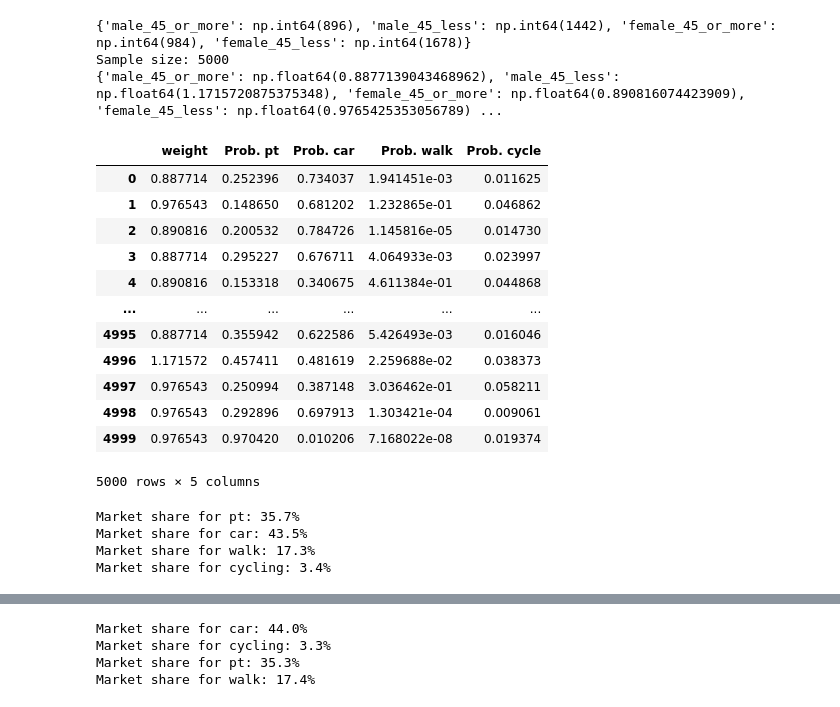
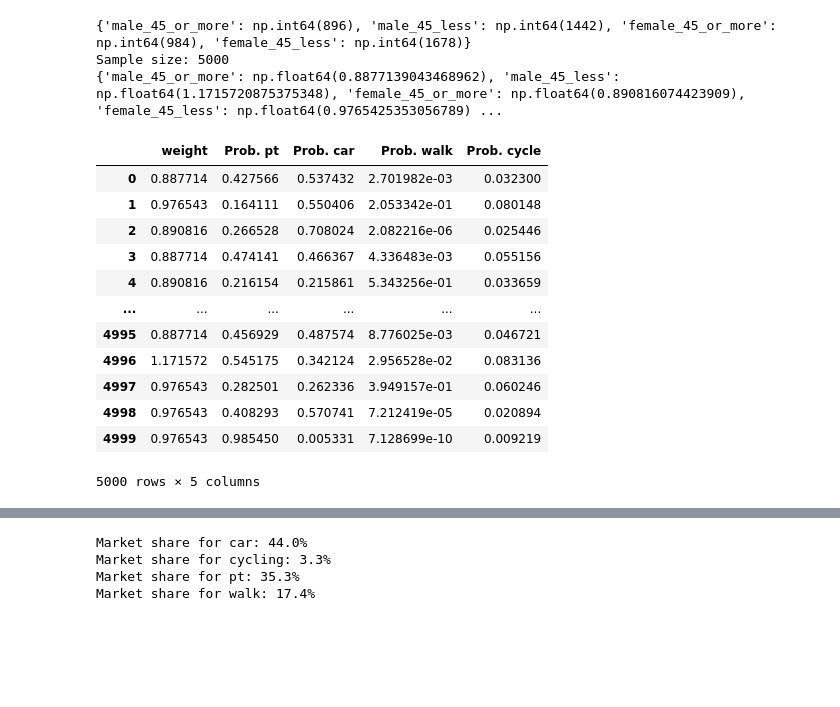
Before and after one commit to jayati-17/Discrete_choice_modelling, a Jupyter notebook: nb_Leo copy.ipynb, the cells around one changed output, grey strips where cells are left out. Cells and saved outputs as stored; diff of their text form; code cells hidden in the pictures; blank space fills up the shorter version.

```diff
--- a/nb_Leo copy.ipynb
+++ b/nb_Leo copy.ipynb
@@ -206,11 +190,6 @@ model_1_plus_numParam = results.get_estimated_parameters().shape[0]
 # Interaction Age / Travel Time
 
 # Define driving cost
-cost_driving = cost_driving_ccharge + cost_driving_fuel
-
-# Define time taken by each mode of transport
-dur_pt = dur_pt_access + dur_pt_int + dur_pt_bus + dur_pt_rail  # Public transport (external) time
-
 time_pt = dur_pt
 time_cycling = dur_cycling
 time_walking = dur_walking
@@ -272,12 +251,6 @@ beta_tt_walking          -7.455478      0.504921   -14.765621  0.000000e+00
 beta_tt_walking_interact -4.133963      1.082997    -3.817151  1.350013e-04
 # %%
 # Interaction Age / ASCs
-
-# Define driving cost
-cost_driving = cost_driving_ccharge + cost_driving_fuel
-
-# Define time taken by each mode of transport
-dur_pt = dur_pt_access + dur_pt_int + dur_pt_bus + dur_pt_rail  # Public transport (external) time
 
 time_pt = dur_pt
 time_cycling = dur_cycling
@@ -324,12 +297,6 @@ all_results['Model_2_Asc'] = biogeme.estimate()
 # %%
 # MODEL 3
 
-
-# Define driving cost
-cost_driving = cost_driving_ccharge + cost_driving_fuel
-
-# Define time taken by each mode of transport
-dur_pt = dur_pt_access + dur_pt_int + dur_pt_bus + dur_pt_rail  # Public transport (external) time
 
 time_pt = dur_pt
 time_cycling = dur_cycling
@@ -810,81 +692,51 @@ from biogeme import models
 for segment_name, segment_rows in filters.items():
     data_filtered.loc[segment_rows, 'weight'] = weights[segment_name]
 
-
-prob_walk = models.nested(V, None, nests, 1)
-prob_cycle = models.nested(V, None, nests, 2)
-prob_pt = models.nested(V, None, nests, 3)
-prob_car = models.nested(V, None, nests, 4)
-
+prob_pt =  models.logit(V, None, 3)  # Probability of public transport (3 is the index for PT in `V`)
+prob_car = models.logit(V, None, 4)  # Probability of driving (4 is the index for driving in `V`)
+prob_walk = models.logit(V, None, 1)  # Probability of walking (1 is the index for walking in `V`)
+prob_cycle = models.logit(V, None, 2)  # Probability of cycling (2 is the index for cycling in `V`)
 
 weight = Variable('weight')
 simulate = {
     'weight': weight,
     'Prob. pt': prob_pt,
     'Prob. car': prob_car,
     'Prob. walk': prob_walk,
     'Prob. cycle': prob_cycle,
 }
 
-data_filtered["cost_driving_fuel"] += 1.5
+data_filtered["cost_driving"] += 1.5
 database = db.Database('london', data_filtered)
 
 biosim = BIOGEME(database, simulate)
-simulated_values = biosim.simulate(results_forecasting.get_beta_values())
+simulated_values = biosim.simulate(model_3_results.get_beta_values())
 display(simulated_values)
 
 simulated_values['Weighted pt'] = (
     simulated_values['weight'] * simulated_values['Prob. pt']
 )
 simulated_values['Weighted car'] = (
     simulated_values['weight'] * simulated_values['Prob. car']
 )
 
 simulated_values['Weighted walk'] = (
     simulated_values['weight'] * simulated_values['Prob. walk']
 )
 simulated_values['Weighted cycle'] = (
     simulated_values['weight'] * simulated_values['Prob. cycle']
 )
-
-
-market_share_pt = simulated_values['Weighted pt'].mean()
-print(f'Market share for pt: {100*market_share_pt:.1f}%')
-
-market_share_car = simulated_values['Weighted car'].mean()
-print(f'Market share for car: {100*market_share_car:.1f}%')
-
-market_share_walk = simulated_values['Weighted walk'].mean()
-print(f'Market share for walk: {100*market_share_walk:.1f}%')
-
-market_share_cycle = simulated_values['Weighted cycle'].mean()
-print(f'Market share for cycling: {100*market_share_cycle:.1f}%')
-
-model_forecasting.bootstrap_samples = 100
-results_bootstrapping = model_forecasting.estimate(run_bootstrap=True)
-
-betas = model_forecasting.free_beta_names
-b = results_bootstrapping.get_betas_for_sensitivity_analysis(betas)
-left, right = biosim.confidence_intervals(b, 0.9)
-
-display(left)
-
-display(right)
 # %% [output]
 |  | weight | Prob. pt | Prob. car | Prob. walk | Prob. cycle |
-| 0 | 0.887714 | 0.252396 | 0.734037 | 1.941451e-03 | 0.011625 |
-| 1 | 0.976543 | 0.148650 | 0.681202 | 1.232865e-01 | 0.046862 |
-| 2 | 0.890816 | 0.200532 | 0.784726 | 1.145816e-05 | 0.014730 |
-| 3 | 0.887714 | 0.295227 | 0.676711 | 4.064933e-03 | 0.023997 |
-| 4 | 0.890816 | 0.153318 | 0.340675 | 4.611384e-01 | 0.044868 |
+| 0 | 0.887714 | 0.427566 | 0.537432 | 2.701982e-03 | 0.032300 |
+| 1 | 0.976543 | 0.164111 | 0.550406 | 2.053342e-01 | 0.080148 |
+| 2 | 0.890816 | 0.266528 | 0.708024 | 2.082216e-06 | 0.025446 |
+| 3 | 0.887714 | 0.474141 | 0.466367 | 4.336483e-03 | 0.055156 |
+| 4 | 0.890816 | 0.216154 | 0.215861 | 5.343256e-01 | 0.033659 |
 | ... | ... | ... | ... | ... | ... |
-| 4995 | 0.887714 | 0.355942 | 0.622586 | 5.426493e-03 | 0.016046 |
-| 4996 | 1.171572 | 0.457411 | 0.481619 | 2.259688e-02 | 0.038373 |
-| 4997 | 0.976543 | 0.250994 | 0.387148 | 3.036462e-01 | 0.058211 |
-| 4998 | 0.976543 | 0.292896 | 0.697913 | 1.303421e-04 | 0.009061 |
-| 4999 | 0.976543 | 0.970420 | 0.010206 | 7.168022e-08 | 0.019374 |
+| 4995 | 0.887714 | 0.456929 | 0.487574 | 8.776025e-03 | 0.046721 |
+| 4996 | 1.171572 | 0.545175 | 0.342124 | 2.956528e-02 | 0.083136 |
+| 4997 | 0.976543 | 0.282501 | 0.262336 | 3.949157e-01 | 0.060246 |
+| 4998 | 0.976543 | 0.408293 | 0.570741 | 7.212419e-05 | 0.020894 |
+| 4999 | 0.976543 | 0.985450 | 0.005331 | 7.128699e-10 | 0.009219 |
 5000 rows × 5 columns
-Market share for pt: 35.7%
-Market share for car: 43.5%
-Market share for walk: 17.3%
-Market share for cycling: 3.4%
```
Also changed, not shown: parts of 19 cells of this notebook.
